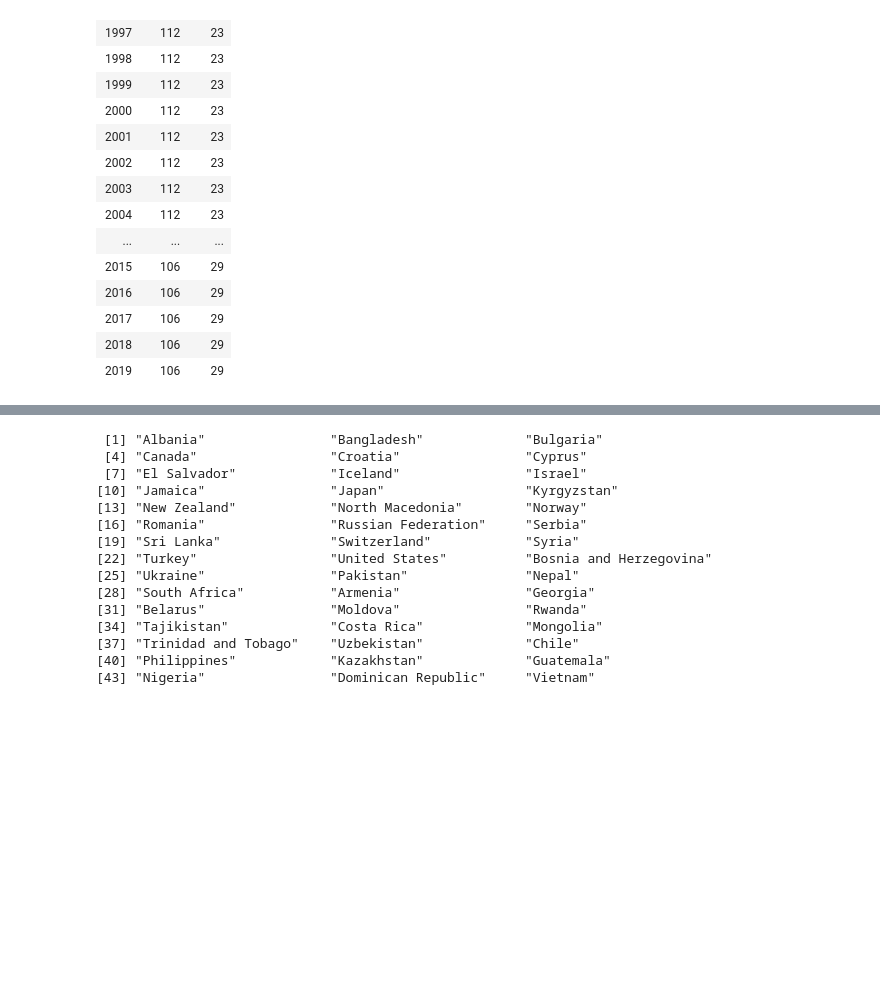
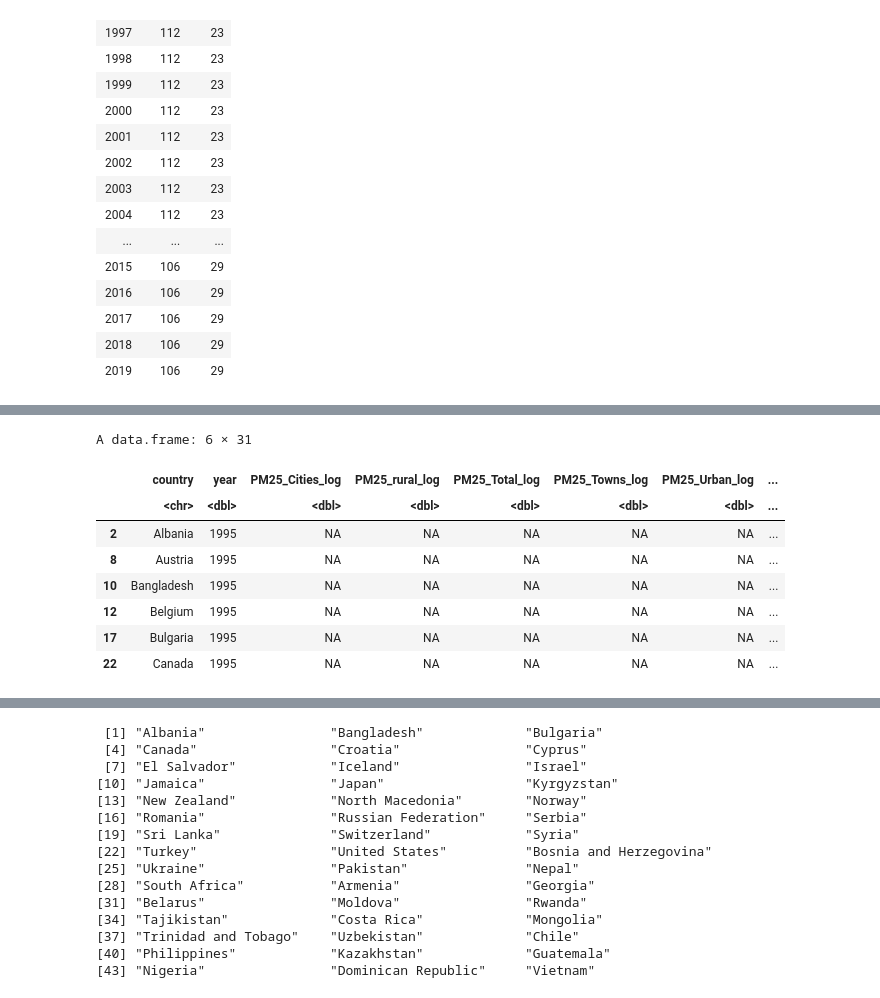
Before and after one commit to huseyinpolat-ds/UW_WNE_DSBA_Master_Thesis_437969, a Jupyter notebook: Thesis_EDA_new_approach.ipynb, the cells around one changed output, grey strips where cells are left out. Drawn from its saved outputs; the diff is of its cells as text; code cells hidden in the pictures; blank space fills up the shorter version.

```diff
--- a/Thesis_EDA_new_approach.ipynb
+++ b/Thesis_EDA_new_approach.ipynb
@@ -1147 +1126,13 @@ Discarded       0       0
 [figure]
+# %%
+head(matched_subset)
+# %% [output]
+A data.frame: 6 × 31
+|  | country | year | PM25_Cities_log | PM25_rural_log | PM25_Total_log | PM25_Towns_log | PM25_Urban_log | ... |
+|  | <chr> | <dbl> | <dbl> | <dbl> | <dbl> | <dbl> | <dbl> | ... |
+| 2 | Albania | 1995 | NA | NA | NA | NA | NA | ... |
+| 8 | Austria | 1995 | NA | NA | NA | NA | NA | ... |
+| 10 | Bangladesh | 1995 | NA | NA | NA | NA | NA | ... |
+| 12 | Belgium | 1995 | NA | NA | NA | NA | NA | ... |
+| 17 | Bulgaria | 1995 | NA | NA | NA | NA | NA | ... |
+| 22 | Canada | 1995 | NA | NA | NA | NA | NA | ... |
```
Also changed, not shown: parts of 6 cells of this notebook, 3 other files.
